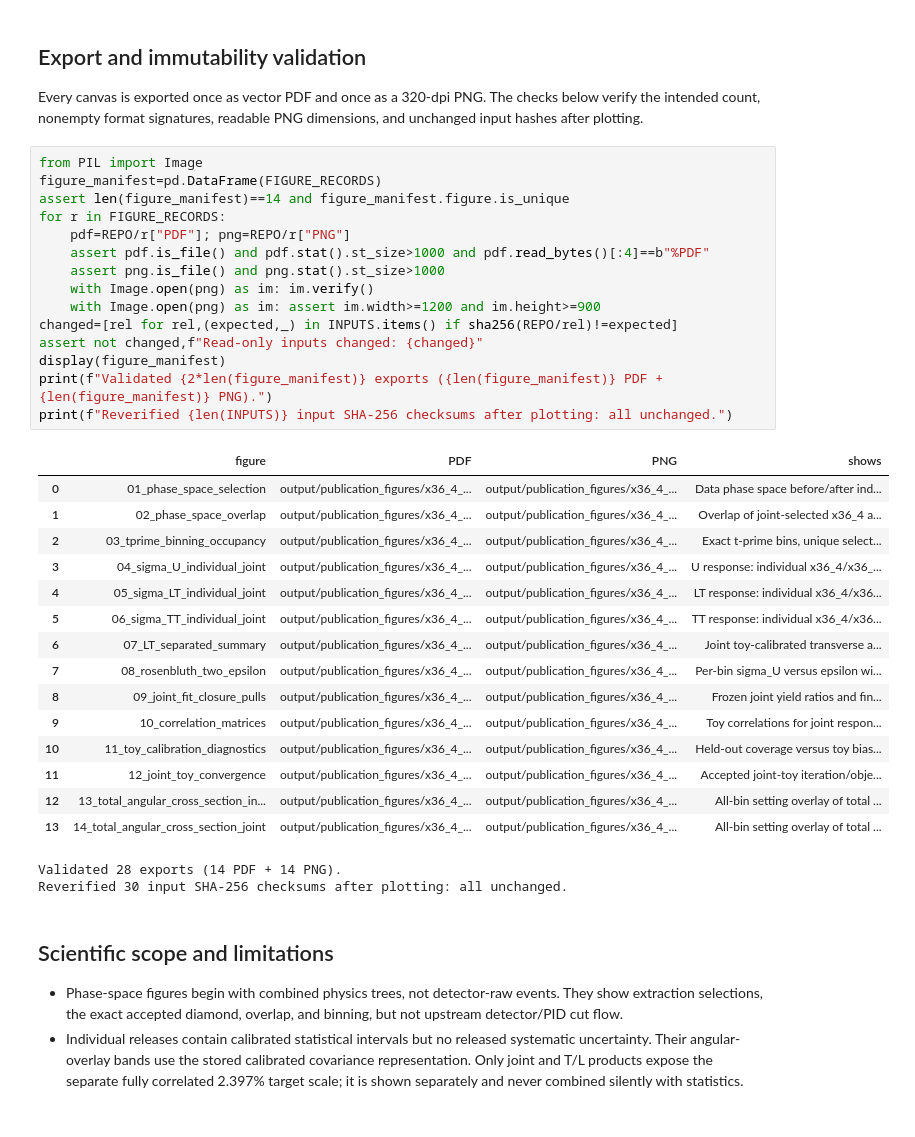
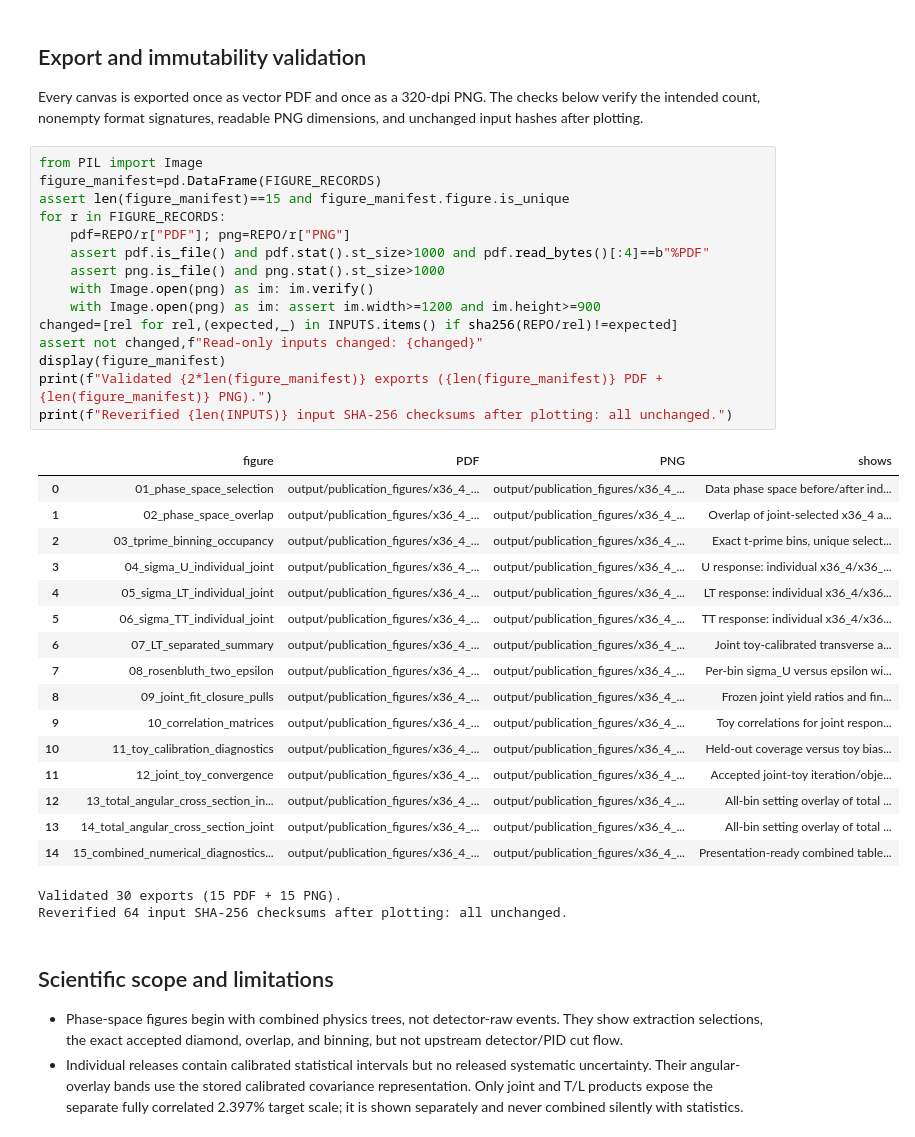
Before and after one commit to avnishphy/nps_analysis, a Jupyter notebook: pi0_analysis/root_analysis_env_main/scripts/plot_xsec_x36_4_x36_5_407.ipynb, the cells around one changed output. Saved outputs shown, nothing was run; the diff lists cells and outputs as text.

```diff
--- a/pi0_analysis/root_analysis_env_main/scripts/plot_xsec_x36_4_x36_5_407.ipynb
+++ b/pi0_analysis/root_analysis_env_main/scripts/plot_xsec_x36_4_x36_5_407.ipynb
@@ -786,36 +1136,37 @@ input hashes after plotting.
 # %%
 from PIL import Image
 figure_manifest=pd.DataFrame(FIGURE_RECORDS)
-assert len(figure_manifest)==14 and figure_manifest.figure.is_unique
+assert len(figure_manifest)==15 and figure_manifest.figure.is_unique
 for r in FIGURE_RECORDS:
     pdf=REPO/r["PDF"]; png=REPO/r["PNG"]
     assert pdf.is_file() and pdf.stat().st_size>1000 and pdf.read_bytes()[:4]==b"%PDF"
     assert png.is_file() and png.stat().st_size>1000
     with Image.open(png) as im: im.verify()
     with Image.open(png) as im: assert im.width>=1200 and im.height>=900
 changed=[rel for rel,(expected,_) in INPUTS.items() if sha256(REPO/rel)!=expected]
 assert not changed,f"Read-only inputs changed: {changed}"
 display(figure_manifest)
 print(f"Validated {2*len(figure_manifest)} exports ({len(figure_manifest)} PDF + {len(figure_manifest)} PNG).")
 print(f"Reverified {len(INPUTS)} input SHA-256 checksums after plotting: all unchanged.")
 # %% [output]
 |  | figure | PDF | PNG | shows |
 | 0 | 01_phase_space_selection | output/publication_figures/x36_4_... | output/publication_figures/x36_4_... | Data phase space before/after ind... |
 | 1 | 02_phase_space_overlap | output/publication_figures/x36_4_... | output/publication_figures/x36_4_... | Overlap of joint-selected x36_4 a... |
 | 2 | 03_tprime_binning_occupancy | output/publication_figures/x36_4_... | output/publication_figures/x36_4_... | Exact t-prime bins, unique select... |
 | 3 | 04_sigma_U_individual_joint | output/publication_figures/x36_4_... | output/publication_figures/x36_4_... | U response: individual x36_4/x36_... |
 | 4 | 05_sigma_LT_individual_joint | output/publication_figures/x36_4_... | output/publication_figures/x36_4_... | LT response: individual x36_4/x36... |
 | 5 | 06_sigma_TT_individual_joint | output/publication_figures/x36_4_... | output/publication_figures/x36_4_... | TT response: individual x36_4/x36... |
 | 6 | 07_LT_separated_summary | output/publication_figures/x36_4_... | output/publication_figures/x36_4_... | Joint toy-calibrated transverse a... |
 | 7 | 08_rosenbluth_two_epsilon | output/publication_figures/x36_4_... | output/publication_figures/x36_4_... | Per-bin sigma_U versus epsilon wi... |
 | 8 | 09_joint_fit_closure_pulls | output/publication_figures/x36_4_... | output/publication_figures/x36_4_... | Frozen joint yield ratios and fin... |
 | 9 | 10_correlation_matrices | output/publication_figures/x36_4_... | output/publication_figures/x36_4_... | Toy correlations for joint respon... |
 | 10 | 11_toy_calibration_diagnostics | output/publication_figures/x36_4_... | output/publication_figures/x36_4_... | Held-out coverage versus toy bias... |
 | 11 | 12_joint_toy_convergence | output/publication_figures/x36_4_... | output/publication_figures/x36_4_... | Accepted joint-toy iteration/obje... |
 | 12 | 13_total_angular_cross_section_in... | output/publication_figures/x36_4_... | output/publication_figures/x36_4_... | All-bin setting overlay of total ... |
 | 13 | 14_total_angular_cross_section_joint | output/publication_figures/x36_4_... | output/publication_figures/x36_4_... | All-bin setting overlay of total ... |
+| 14 | 15_combined_numerical_diagnostics... | output/publication_figures/x36_4_... | output/publication_figures/x36_4_... | Presentation-ready combined table... |
-Validated 28 exports (14 PDF + 14 PNG).
-Reverified 30 input SHA-256 checksums after plotting: all unchanged.
+Validated 30 exports (15 PDF + 15 PNG).
+Reverified 64 input SHA-256 checksums after plotting: all unchanged.
 # %% [markdown]
 ## Scientific scope and limitations
 
```
Also changed, not shown: parts of 15 cells of this notebook, 8 other files.
